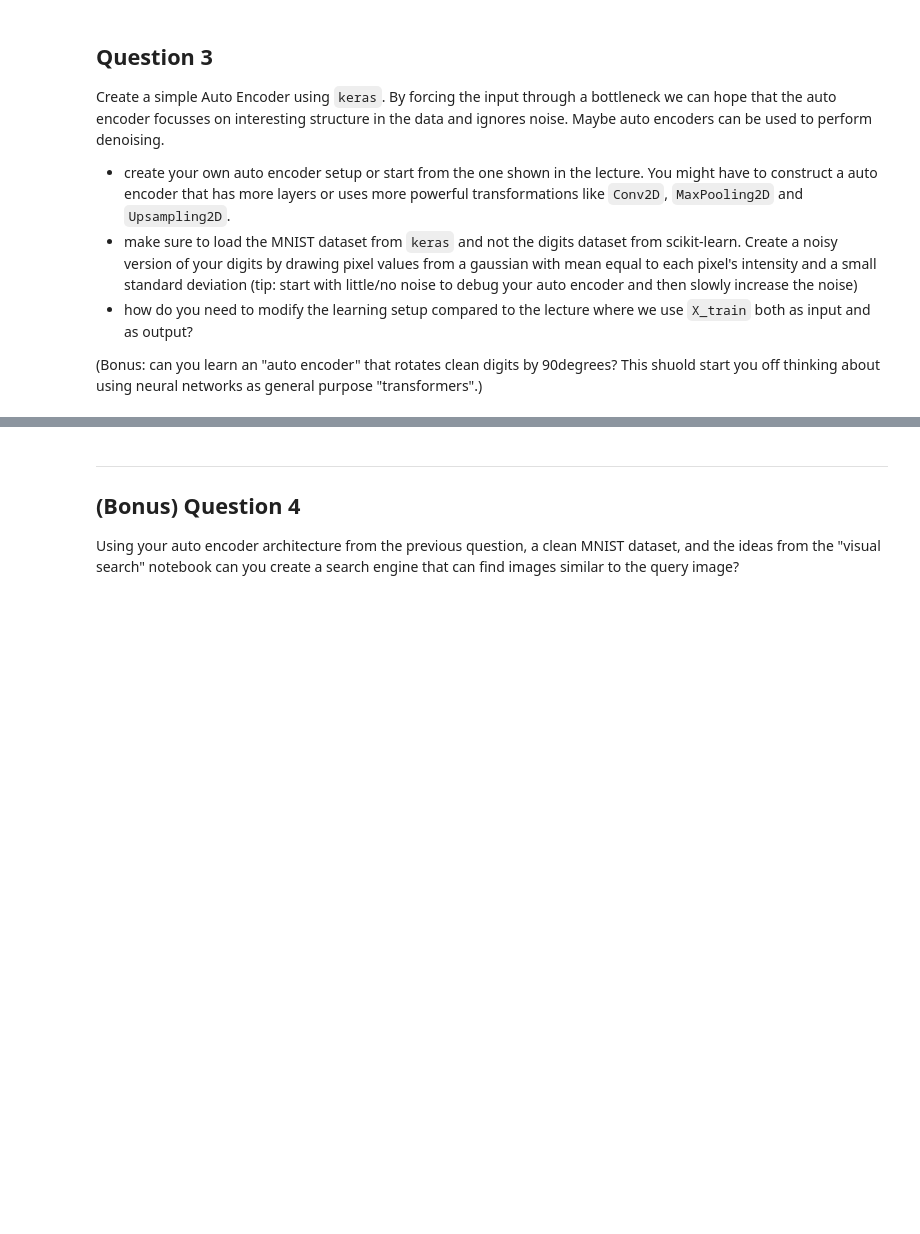
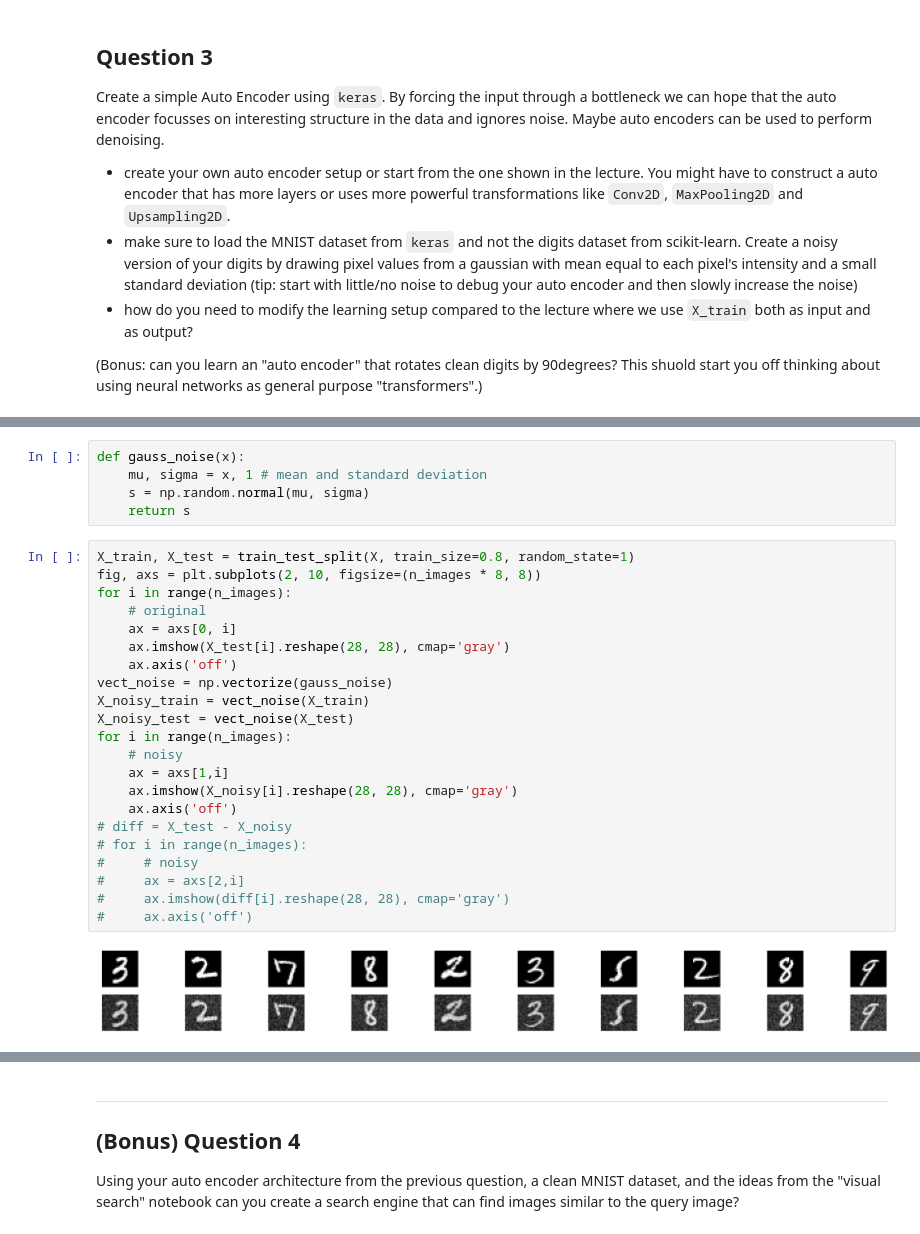
Before and after one commit to cemalper2/advanced_computing, a Jupyter notebook: 05-embedding/exercise.ipynb, the cells around one changed output, grey strips where cells are left out. Saved outputs shown, nothing was run; the diff lists cells and outputs as text; blank space fills up the shorter version.

```diff
--- a/05-embedding/exercise.ipynb
+++ b/05-embedding/exercise.ipynb
@@ -170,0 +243,29 @@ Create a simple Auto Encoder using `keras`. By forcing the input through a bottl
+# %%
+def gauss_noise(x):
+    mu, sigma = x, 1 # mean and standard deviation
+    s = np.random.normal(mu, sigma)
+    return s
+# %%
+X_train, X_test = train_test_split(X, train_size=0.8, random_state=1)
+fig, axs = plt.subplots(2, 10, figsize=(n_images * 8, 8))
+for i in range(n_images):
+    # original
+    ax = axs[0, i]
+    ax.imshow(X_test[i].reshape(28, 28), cmap='gray')
+    ax.axis('off')
+vect_noise = np.vectorize(gauss_noise)
+X_noisy_train = vect_noise(X_train)
+X_noisy_test = vect_noise(X_test)
+for i in range(n_images):
+    # noisy
+    ax = axs[1,i]
+    ax.imshow(X_noisy[i].reshape(28, 28), cmap='gray')
+    ax.axis('off')
+# diff = X_test - X_noisy
+# for i in range(n_images):
+#     # noisy
+#     ax = axs[2,i]
+#     ax.imshow(diff[i].reshape(28, 28), cmap='gray')
+#     ax.axis('off')
+# %% [output]
+[figure, added]
```
Also changed, not shown: parts of 15 cells of this notebook, 2 other files.
